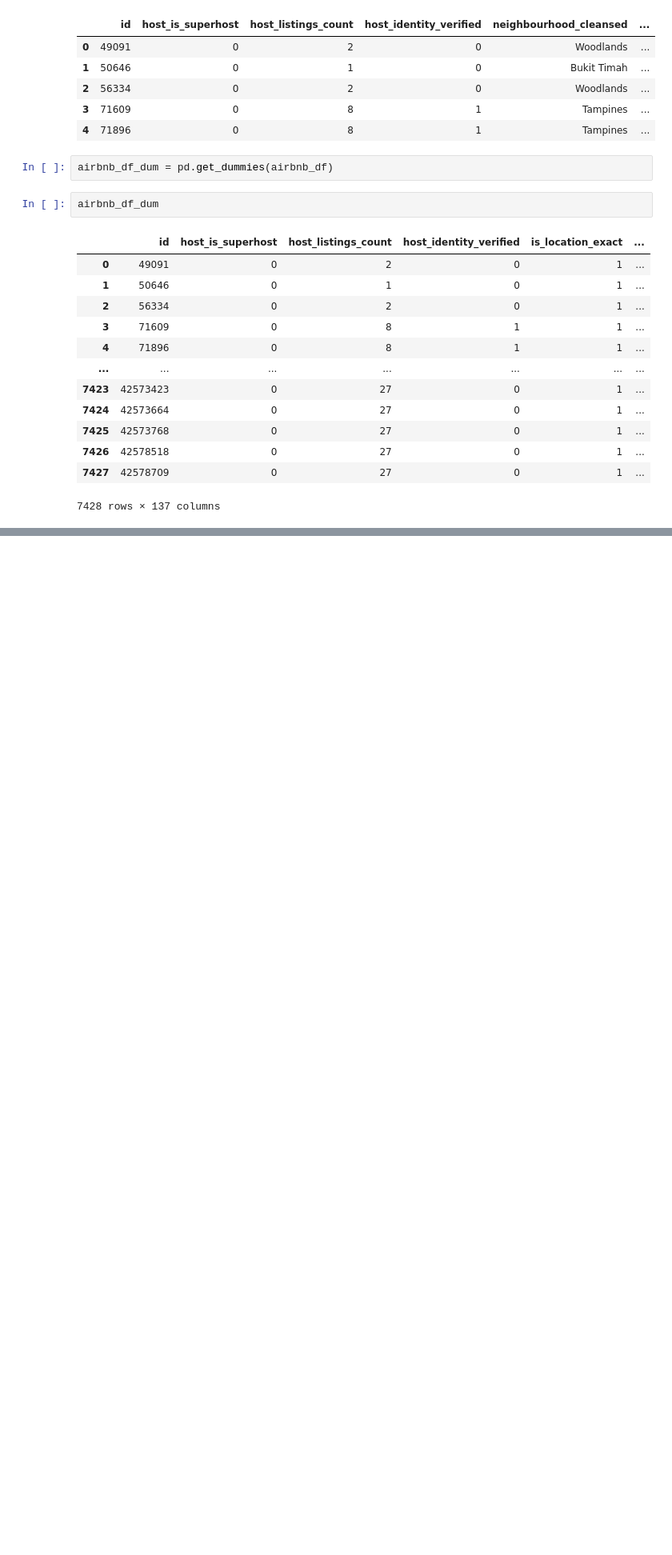
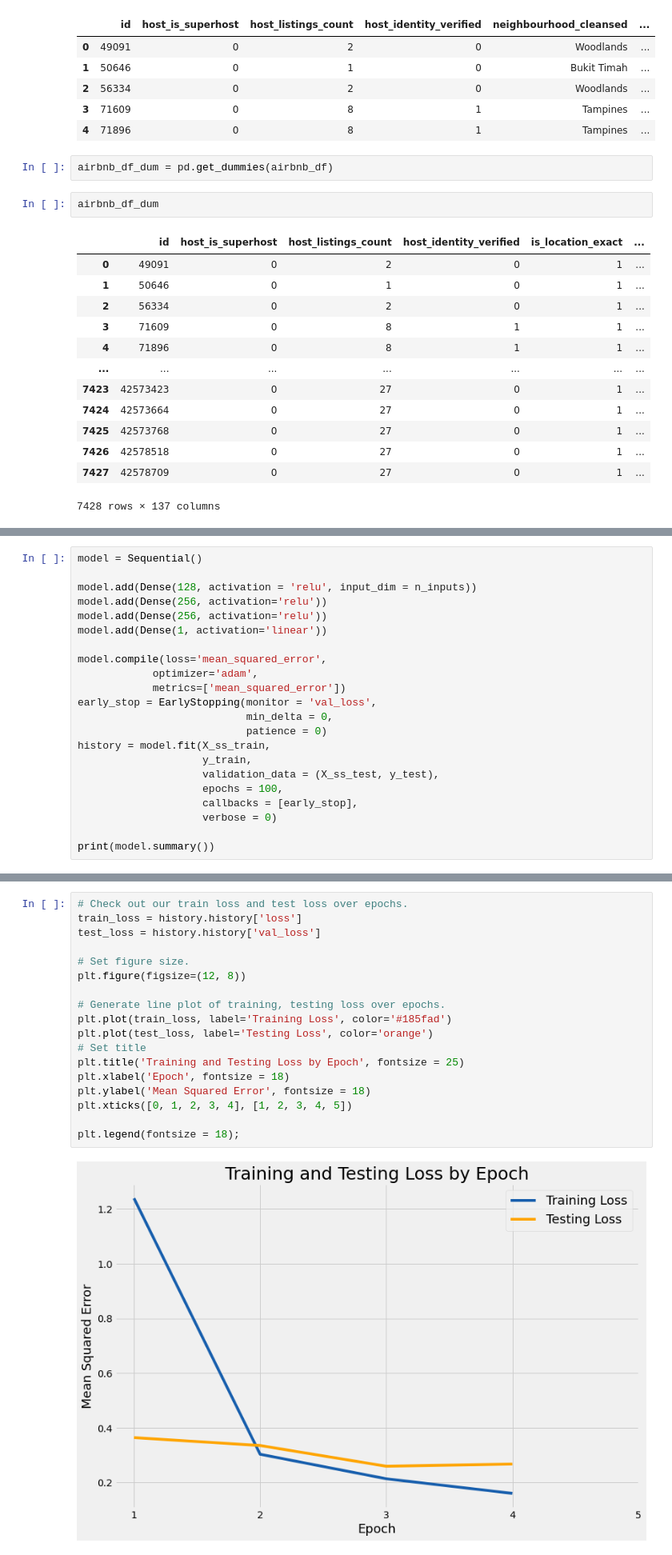
Before and after one commit to amandaleejl/capstone, a Jupyter notebook: code/Untitled.ipynb, the cells around one changed output, grey strips where cells are left out. Shown at 80% size. Drawn from its saved outputs; the diff is of its cells as text; blank space fills up the shorter version.

```diff
--- a/code/Untitled.ipynb
+++ b/code/Untitled.ipynb
@@ -193,0 +374,22 @@ plt.legend(fontsize = 18);
+# %%
+model = Sequential()
+
+model.add(Dense(128, activation = 'relu', input_dim = n_inputs))
+model.add(Dense(256, activation='relu'))
+model.add(Dense(256, activation='relu'))
+model.add(Dense(1, activation='linear'))
+
+model.compile(loss='mean_squared_error',
+            optimizer='adam',
+            metrics=['mean_squared_error'])
+early_stop = EarlyStopping(monitor = 'val_loss',
+                           min_delta = 0,
+                           patience = 0)
+history = model.fit(X_ss_train,
+                    y_train,
+                    validation_data = (X_ss_test, y_test),
+                    epochs = 100,
+                    callbacks = [early_stop],
+                    verbose = 0)
+
+print(model.summary())
@@ -193,0 +427,20 @@ plt.legend(fontsize = 18);
+# %%
+# Check out our train loss and test loss over epochs.
+train_loss = history.history['loss']
+test_loss = history.history['val_loss']
+
+# Set figure size.
+plt.figure(figsize=(12, 8))
+
+# Generate line plot of training, testing loss over epochs.
+plt.plot(train_loss, label='Training Loss', color='#185fad')
+plt.plot(test_loss, label='Testing Loss', color='orange')
+# Set title
+plt.title('Training and Testing Loss by Epoch', fontsize = 25)
+plt.xlabel('Epoch', fontsize = 18)
+plt.ylabel('Mean Squared Error', fontsize = 18)
+plt.xticks([0, 1, 2, 3, 4], [1, 2, 3, 4, 5])
+
+plt.legend(fontsize = 18);
+# %% [output]
+[figure, added]
```
Also changed, not shown: parts of 43 cells of this notebook.
